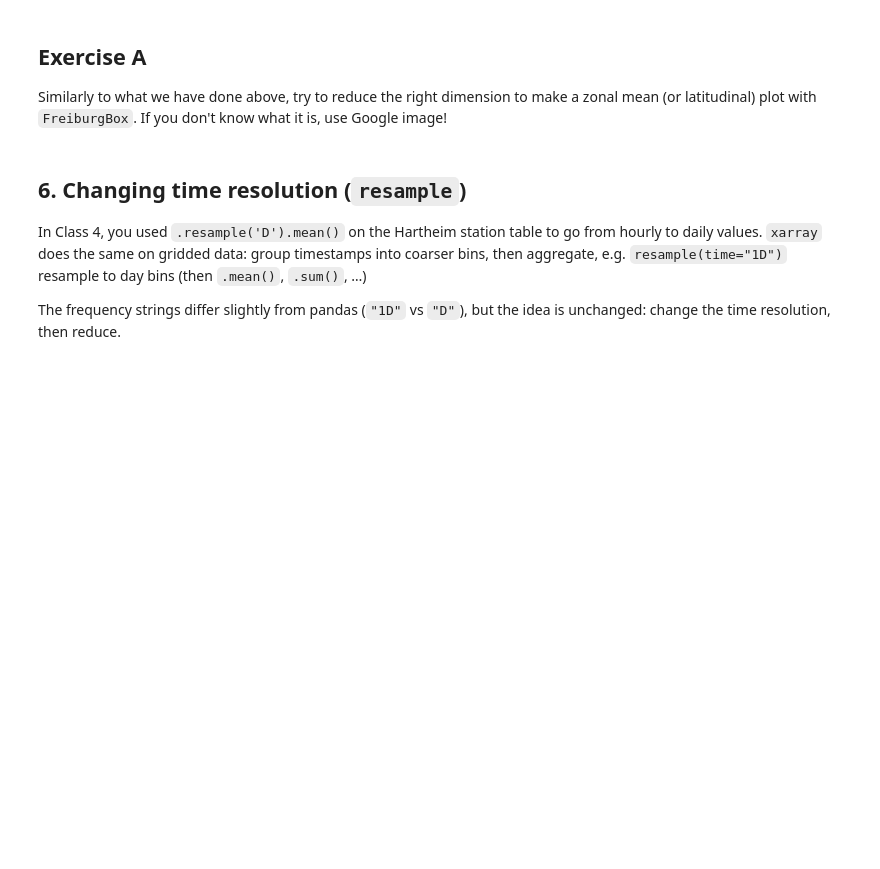
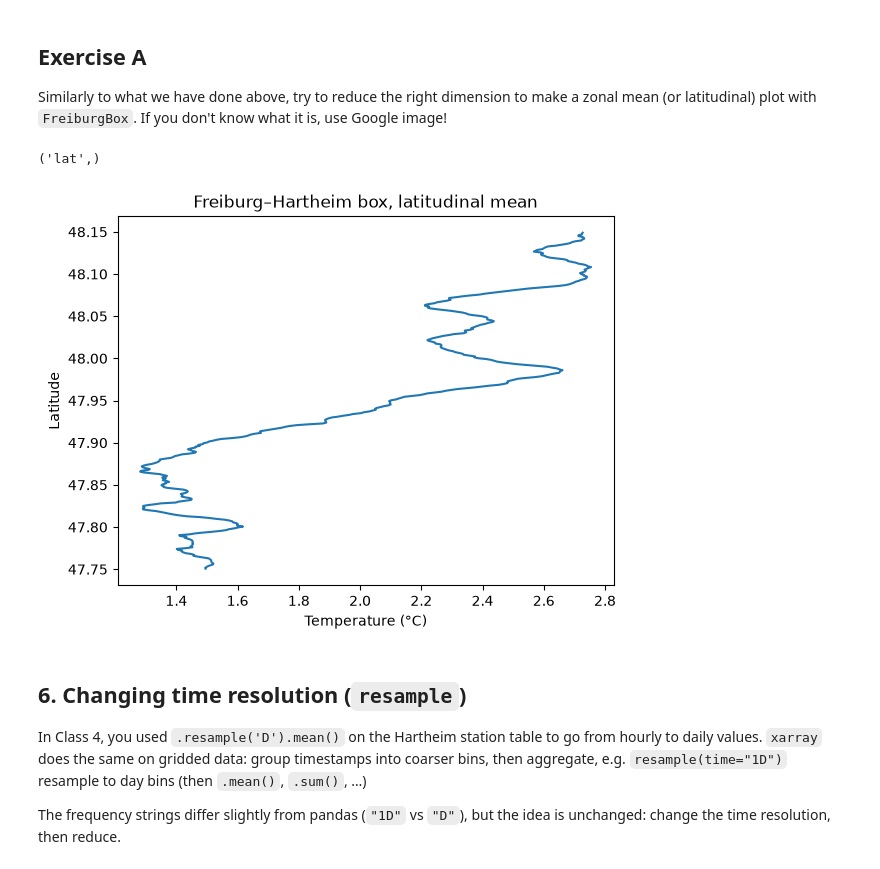
Before and after one commit to future-forests/coding-course, a Jupyter notebook: solutions/05a-geospatial-data.ipynb, the cells around one changed output. Saved outputs shown, nothing was run; the diff lists cells and outputs as text; code cells hidden in the pictures; blank space fills up the shorter version.

```diff
--- a/solutions/05a-geospatial-data.ipynb
+++ b/solutions/05a-geospatial-data.ipynb
@@ -182,13 +196,16 @@ Similarly to what we have done above, try to reduce the right dimension to make
 # %%
 # Solution
 BoxLatitudinalMean = FreiburgBox.mean(('lon', 'time'))
 print(BoxLatitudinalMean.dims)
 
 plt.plot(BoxLatitudinalMean, BoxLatitudinalMean.lat)
-plt.xlabel('Latitude')
-plt.ylabel('Temperature (°C)')
+plt.ylabel('Latitude')
+plt.xlabel('Temperature (°C)')
 plt.title('Freiburg–Hartheim box, latitudinal mean')
 plt.show()
+# %% [output]
+('lat',)
+[figure, added]
 # %% [markdown]
 ## 6. Changing time resolution (`resample`)
 
```
Also changed, not shown: parts of 27 cells of this notebook.
